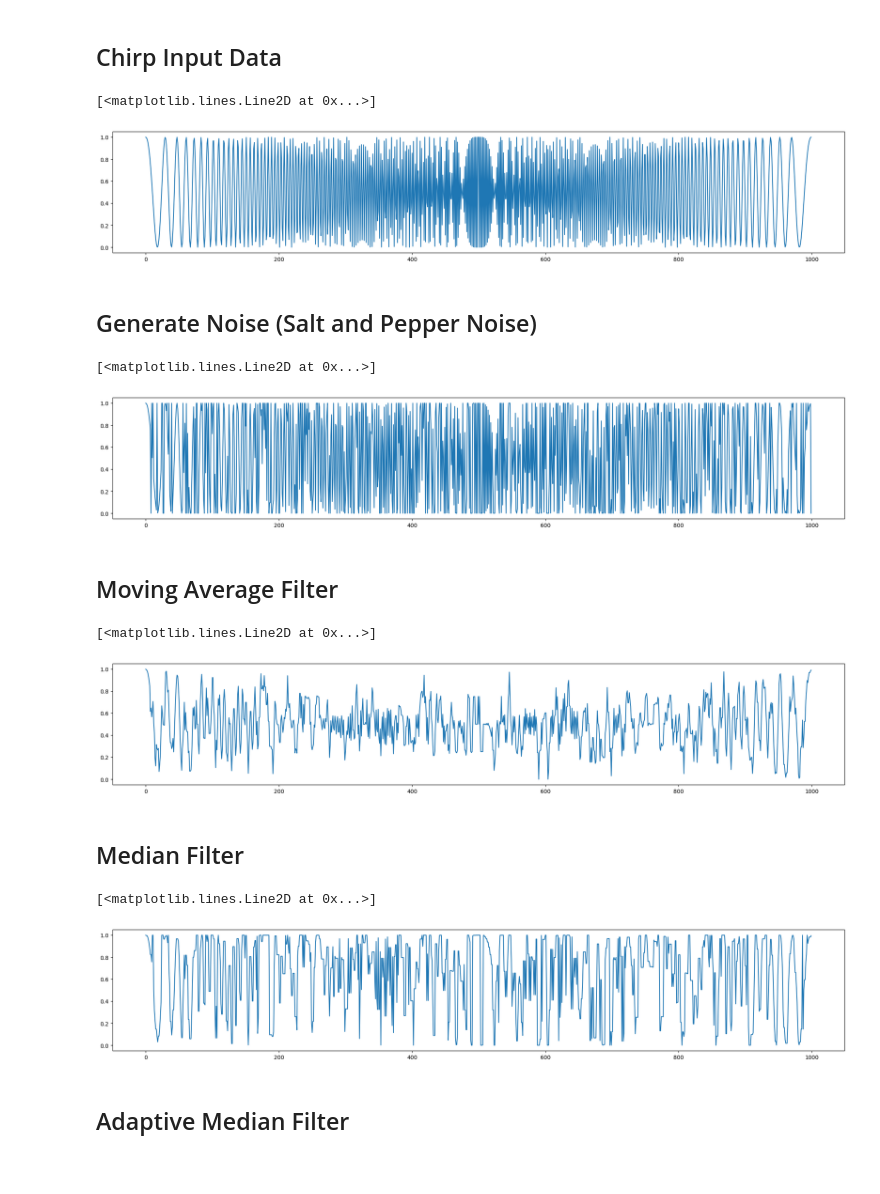
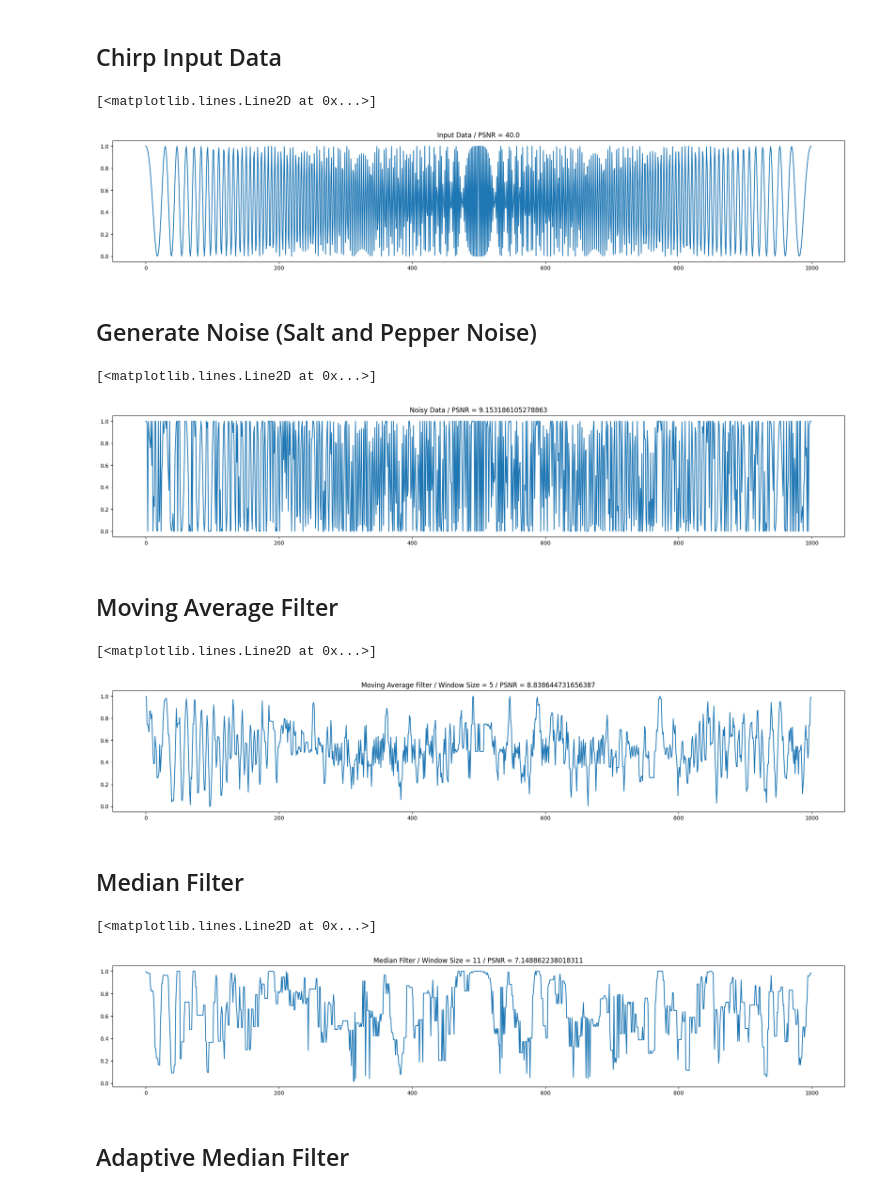
Before and after one commit to Epinephrine00/AdamedFilter, a Jupyter notebook: Filters.ipynb, the cells around one changed output. Cells and saved outputs as stored; diff of their text form; code cells hidden in the pictures.

```diff
--- a/Filters.ipynb
+++ b/Filters.ipynb
@@ -1,21 +6,17 @@
 # %% [markdown]
 ## Chirp Input Data
 # %%
-from chirpInputs import getInputData
-import matplotlib.pyplot as plt
-
 inputData = getInputData()
 
 plt.figure(figsize=(24,4))
+plt.title(f"Input Data / PSNR = {nr.PSNR(inputData, inputData)}")
 plt.plot(inputData)
 # %% [output]
 [<matplotlib.lines.Line2D at 0x...>]
-[figure, old version]
+[figure, new version]
 # %% [markdown]
 ## Generate Noise (Salt and Pepper Noise)
 # %%
-import numpy as np
-
 noise = list(np.random.normal(0,1,1000))
 for i in range(len(noise)):
     if noise[i] < -1:
@@ -27,39 +28,42 @@ for i in range(len(noise)):
 
 noisyData = [0 if noise[i]==-1 else 1 if noise[i]==1 else inputData[i] for i in range(len(inputData))]
 plt.figure(figsize=(24,4))
+plt.title(f"Noisy Data / PSNR = {nr.PSNR(inputData, noisyData)}")
 plt.plot(noisyData)
 # %% [output]
 [<matplotlib.lines.Line2D at 0x...>]
-[figure, old version]
+[figure, new version]
 # %% [markdown]
 ## Moving Average Filter
 # %%
 k = 5
-y = []
+MvAvg = []
 for i in range(len(inputData)):
-    s, e = i-k//2, i+k//2
+    s, e = i-(k//2), i+(k//2)
     s, e = s if s>0 else 0, e if e<len(inputData) else len(inputData)-1
     window = noisyData[s:e]
-    y.append(sum(window)/len(window))
+    MvAvg.append(sum(window)/len(window))
 plt.figure(figsize=(24,4))
-plt.plot(y)
+plt.title(f"Moving Average Filter / Window Size = {k} / PSNR = {nr.PSNR(inputData, MvAvg)}")
+plt.plot(MvAvg)
 # %% [output]
 [<matplotlib.lines.Line2D at 0x...>]
-[figure, old version]
+[figure, new version]
 # %% [markdown]
 ## Median Filter
 # %%
-k = 5
-y = []
+k = 11
+Med = []
 for i in range(len(inputData)):
-    s, e = i-k//2, i+k//2
+    s, e = i-(k//2), i+(k//2)
     s, e = s if s>0 else 0, e if e<len(inputData) else len(inputData)-1
     window = noisyData[s:e]
-    y.append(sorted(window)[len(window)//2])
+    Med.append(sorted(window)[len(window)//2])
 plt.figure(figsize=(24,4))
-plt.plot(y)
+plt.title(f"Median Filter / Window Size = {k} / PSNR = {nr.PSNR(inputData, Med)}")
+plt.plot(Med)
 # %% [output]
 [<matplotlib.lines.Line2D at 0x...>]
-[figure, old version]
+[figure, new version]
 # %% [markdown]
 ## Adaptive Median Filter
```
Also changed, not shown: parts of 3 cells of this notebook, 1 other file.
